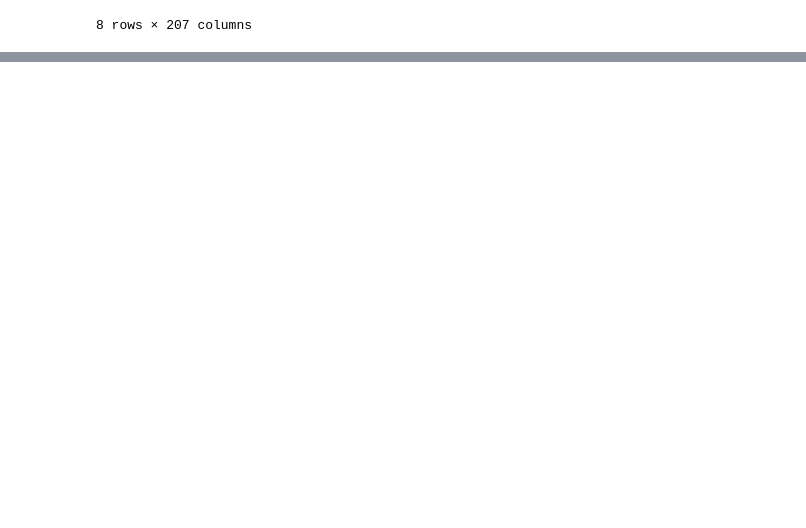
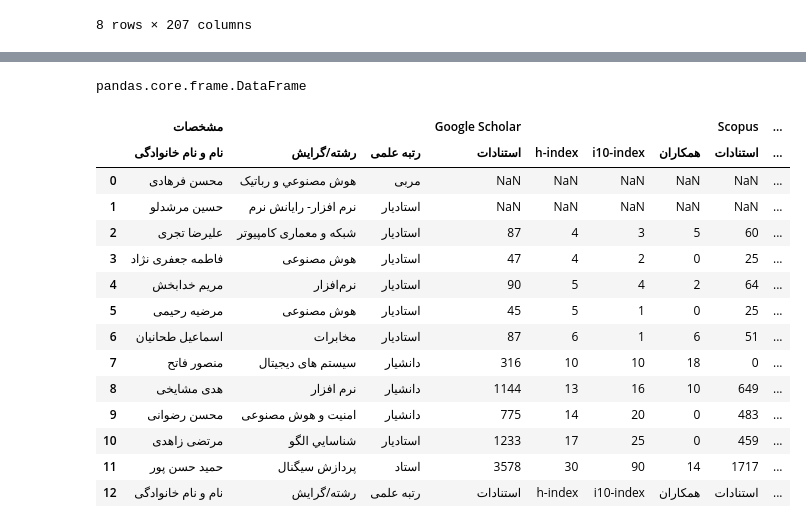
Before and after one commit to YasinRezvani/Python_Learning_Practice_Notebooks, a Jupyter notebook: Exercise Notebooks/Playing_With_Pandas_Library.ipynb, the cells around one changed output, grey strips where cells are left out. Drawn from its saved outputs; the diff is of its cells as text; code cells hidden in the pictures; blank space fills up the shorter version.

```diff
--- a/Exercise Notebooks/Playing_With_Pandas_Library.ipynb
+++ b/Exercise Notebooks/Playing_With_Pandas_Library.ipynb
@@ -377,0 +708,22 @@ df_csv.groupby(['University','Year']).describe().transpose()
+# %%
+type(tables[0])
+# %% [output]
+pandas.core.frame.DataFrame
+# %%
+tables[0]
+# %% [output]
+|  | مشخصات |  |  | Google Scholar |  |  |  | Scopus | ... |
+|  | نام و نام خانوادگی | رشته/گرایش | رتبه علمی | استنادات | h-index | i10-index | همکاران | استنادات | ... |
+| 0 | محسن فرهادی | هوش مصنوعي و رباتيک | مربی | NaN | NaN | NaN | NaN | NaN | ... |
+| 1 | حسین مرشدلو | نرم افزار- رایانش نرم | استادیار | NaN | NaN | NaN | NaN | NaN | ... |
+| 2 | علیرضا تجری | شبکه و معماری کامپیوتر | استادیار | 87 | 4 | 3 | 5 | 60 | ... |
+| 3 | فاطمه جعفری نژاد | هوش مصنوعی | استادیار | 47 | 4 | 2 | 0 | 25 | ... |
+| 4 | مریم خدابخش | نرم‌افزار | استادیار | 90 | 5 | 4 | 2 | 64 | ... |
+| 5 | مرضیه رحیمی | هوش مصنوعی | استادیار | 45 | 5 | 1 | 0 | 25 | ... |
+| 6 | اسماعیل طحانیان | مخابرات | استادیار | 87 | 6 | 1 | 6 | 51 | ... |
+| 7 | منصور فاتح | سيستم های ديجيتال | دانشیار | 316 | 10 | 10 | 18 | 0 | ... |
+| 8 | هدی مشایخی | نرم افزار | دانشیار | 1144 | 13 | 16 | 10 | 649 | ... |
+| 9 | محسن رضوانی | امنیت و هوش مصنوعی | دانشیار | 775 | 14 | 20 | 0 | 483 | ... |
+| 10 | مرتضی زاهدی | شناسايي الگو | استاديار | 1233 | 17 | 25 | 0 | 459 | ... |
+| 11 | حمید حسن پور | پردازش سيگنال | استاد | 3578 | 30 | 90 | 14 | 1717 | ... |
+| 12 | نام و نام خانوادگی | رشته/گرایش | رتبه علمی | استنادات | h-index | i10-index | همکاران | استنادات | ... |
```
Also changed, not shown: parts of 82 cells of this notebook, 2 other files.
